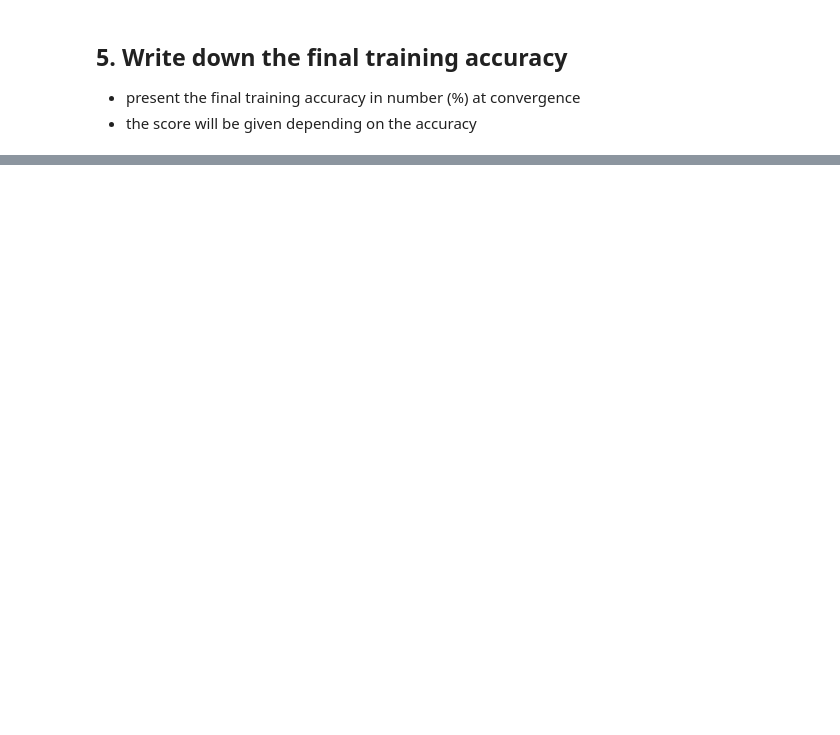
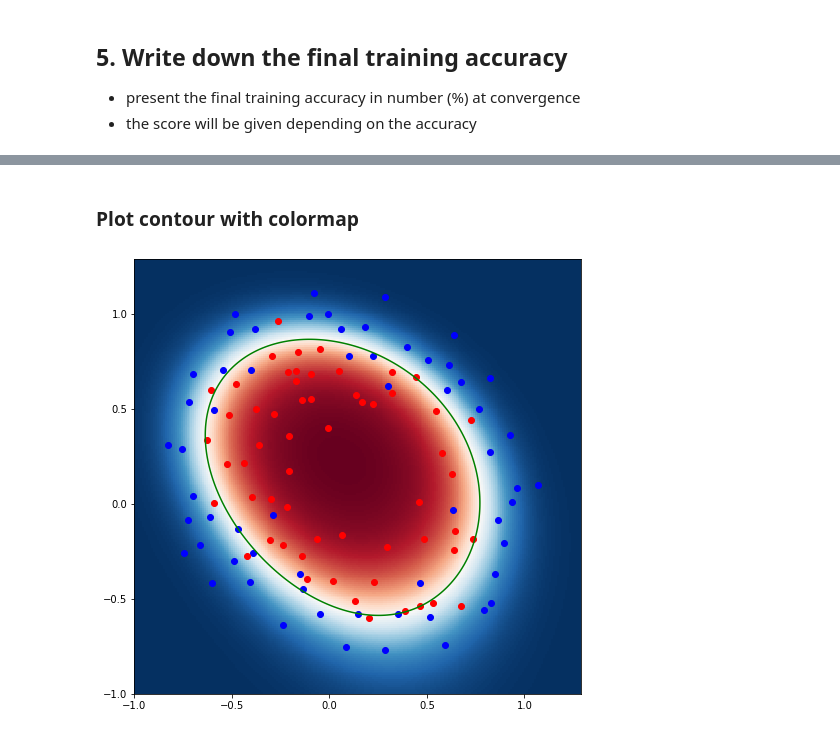
Before and after one commit to SooonChang/MIMP, a Jupyter notebook: Assignment06/Assignment06.ipynb, the cells around one changed output, grey strips where cells are left out. Saved outputs shown, nothing was run; the diff lists cells and outputs as text; code cells hidden in the pictures; blank space fills up the shorter version.

```diff
--- a/Assignment06/Assignment06.ipynb
+++ b/Assignment06/Assignment06.ipynb
@@ -236,0 +274,12 @@ Final Accuracy :  82.20338983050848 %
+# %% [markdown]
+### Plot contour with colormap
+# %%
+plt.figure(figsize=(8,8))
+plt.contour(lin_x,lin_y,Z,[0.5],colors = 'green')
+plt.pcolormesh(lin_x,lin_y,Z,cmap=plt.cm.RdBu_r)
+plt.scatter(x_label0,y_label0,c = 'b')
+plt.scatter(x_label1,y_label1, c='r')
+
+plt.show()
+# %% [output]
+[figure, added]
```
Also changed, not shown: parts of 12 cells of this notebook.
